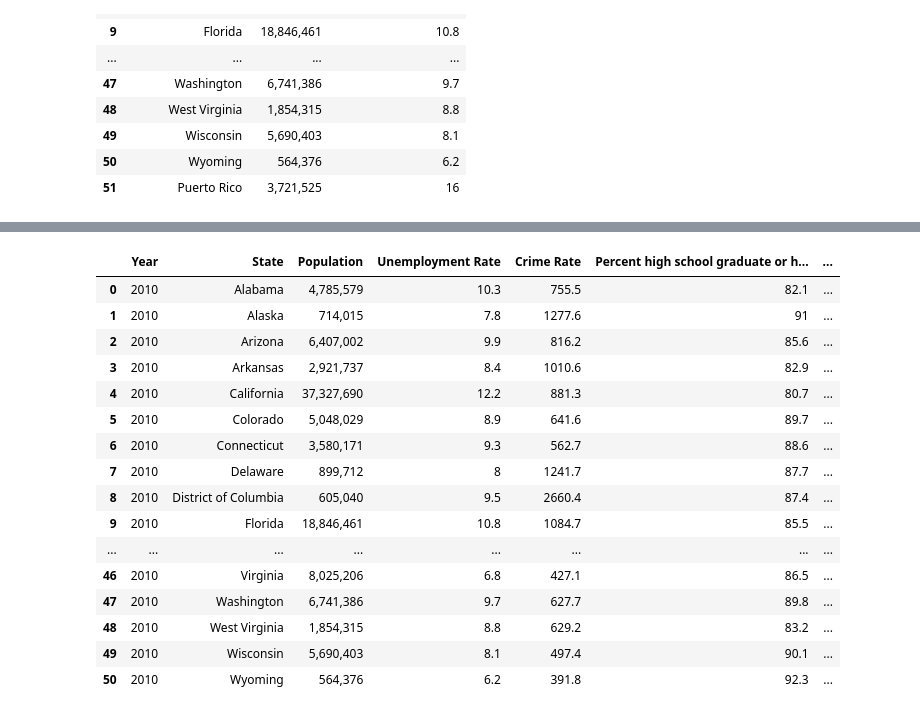
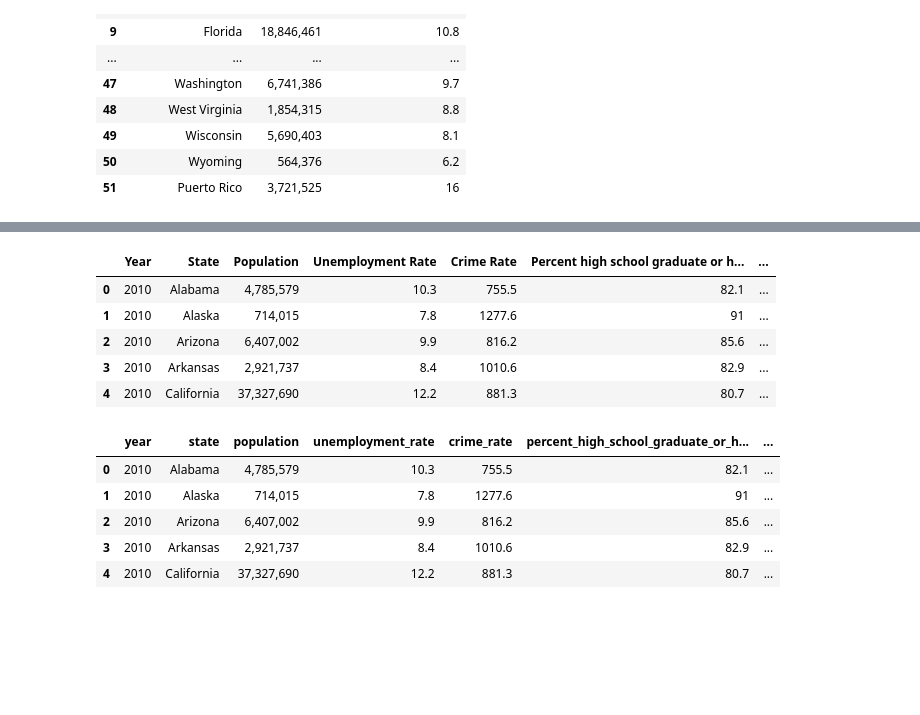
Before and after one commit to vkott123/DATA-ETL-Project, a Jupyter notebook: ETL_project.ipynb, the cells around one changed output, grey strips where cells are left out. Saved outputs shown, nothing was run; the diff lists cells and outputs as text; code cells hidden in the pictures; blank space fills up the shorter version.

```diff
--- a/ETL_project.ipynb
+++ b/ETL_project.ipynb
@@ -115,27 +121,31 @@ data_complete
 # %%
 # Combine data_complete and crime_df
 data_complete = pd.merge(data_complete, crime_df, how="inner", on=["State"])
 data_complete['Year'] = '2010'
 ETL_data = data_complete[["Year", "State", "Population", "Unemployment Rate", "Crime Rate", "Percent high school graduate or higher", "Percent bachelor's degree or higher", "White", "Black", "Hispanic", "Asian"]]
-ETL_data
+
+
+ETL_data.head()
 # %% [output]
 |  | Year | State | Population | Unemployment Rate | Crime Rate | Percent high school graduate or h... | ... |
 | 0 | 2010 | Alabama | 4,785,579 | 10.3 | 755.5 | 82.1 | ... |
 | 1 | 2010 | Alaska | 714,015 | 7.8 | 1277.6 | 91 | ... |
 | 2 | 2010 | Arizona | 6,407,002 | 9.9 | 816.2 | 85.6 | ... |
 | 3 | 2010 | Arkansas | 2,921,737 | 8.4 | 1010.6 | 82.9 | ... |
 | 4 | 2010 | California | 37,327,690 | 12.2 | 881.3 | 80.7 | ... |
-| 5 | 2010 | Colorado | 5,048,029 | 8.9 | 641.6 | 89.7 | ... |
-| 6 | 2010 | Connecticut | 3,580,171 | 9.3 | 562.7 | 88.6 | ... |
-| 7 | 2010 | Delaware | 899,712 | 8 | 1241.7 | 87.7 | ... |
-| 8 | 2010 | District of Columbia | 605,040 | 9.5 | 2660.4 | 87.4 | ... |
-| 9 | 2010 | Florida | 18,846,461 | 10.8 | 1084.7 | 85.5 | ... |
-| ... | ... | ... | ... | ... | ... | ... | ... |
-| 46 | 2010 | Virginia | 8,025,206 | 6.8 | 427.1 | 86.5 | ... |
-| 47 | 2010 | Washington | 6,741,386 | 9.7 | 627.7 | 89.8 | ... |
-| 48 | 2010 | West Virginia | 1,854,315 | 8.8 | 629.2 | 83.2 | ... |
-| 49 | 2010 | Wisconsin | 5,690,403 | 8.1 | 497.4 | 90.1 | ... |
-| 50 | 2010 | Wyoming | 564,376 | 6.2 | 391.8 | 92.3 | ... |
+# %%
+ETL_data = ETL_data.rename(columns={"Year": "year", "State": "state", "Population": "population", "Unemployment Rate": "unemployment_rate",
+                                   "Crime Rate": "crime_rate", "Percent high school graduate or higher": "percent_high_school_graduate_or_higher",
+                                   "Percent bachelor's degree or higher": "percent_bachelors_degree_or_higher",
+                                    "White": "white", "Black": "black", "Hispanic": "hispanic", "Asian": "asian"})
+ETL_data.head()
+# %% [output]
+|  | year | state | population | unemployment_rate | crime_rate | percent_high_school_graduate_or_h... | ... |
+| 0 | 2010 | Alabama | 4,785,579 | 10.3 | 755.5 | 82.1 | ... |
+| 1 | 2010 | Alaska | 714,015 | 7.8 | 1277.6 | 91 | ... |
+| 2 | 2010 | Arizona | 6,407,002 | 9.9 | 816.2 | 85.6 | ... |
+| 3 | 2010 | Arkansas | 2,921,737 | 8.4 | 1010.6 | 82.9 | ... |
+| 4 | 2010 | California | 37,327,690 | 12.2 | 881.3 | 80.7 | ... |
 # %%
 ETL_data.dtypes
 # %% [output]
```
Also changed, not shown: parts of 5 cells of this notebook.
